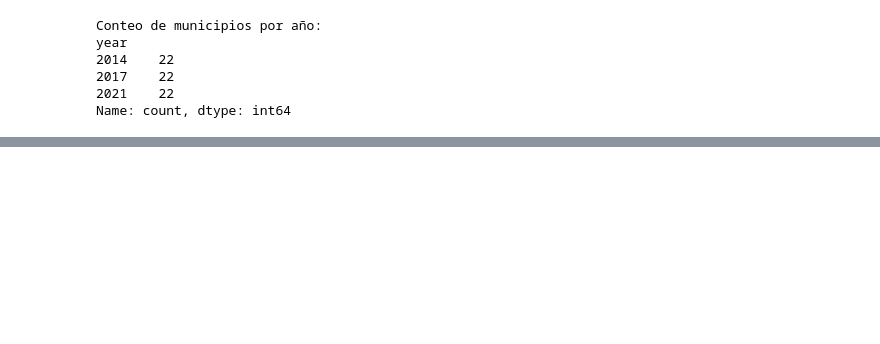
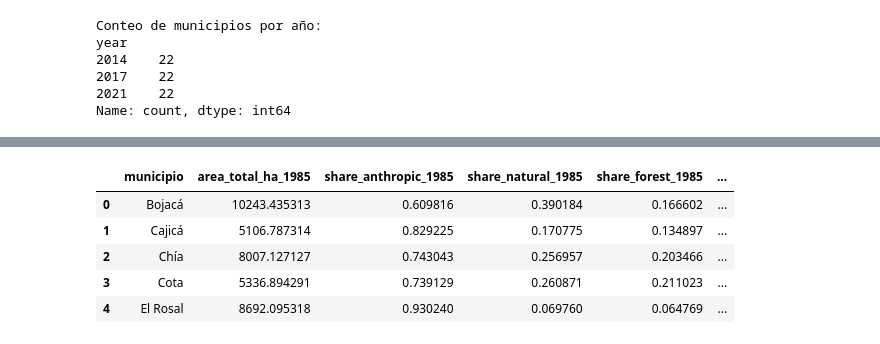
Before and after one commit to wilomaku/maps-social-Colombia, a Jupyter notebook: src/12_EDA_usos_suelo_time.ipynb, the cells around one changed output, grey strips where cells are left out. Drawn from its saved outputs; the diff is of its cells as text; code cells hidden in the pictures; blank space fills up the shorter version.

```diff
--- a/src/12_EDA_usos_suelo_time.ipynb
+++ b/src/12_EDA_usos_suelo_time.ipynb
@@ -344,0 +422,89 @@ fig
+# %%
+years = list(range(1985, 2022))
+area_df = pd.DataFrame({'municipio': sorted(soil['municipio'].unique())})
+
+for yr in years:
+    sub = soil[['municipio', 'class_level_0', 'class_level_1', 'class_level_2', yr]].copy()
+    sub.columns = ['municipio', 'class_level_0', 'class_level_1', 'class_level_2', 'area']
+    sub['area'] = pd.to_numeric(sub['area'], errors='coerce').fillna(0)
+
+    total_area = sub.groupby('municipio')['area'].sum().rename(f'area_total_ha_{yr}')
+
+    lv0 = sub.groupby(['municipio', 'class_level_0'])['area'].sum().reset_index()
+    lv0['share'] = lv0.groupby('municipio')['area'].transform(lambda s: s / s.sum())
+    lv0_wide = lv0.pivot(index='municipio', columns='class_level_0', values='share')
+    lv0_wide = lv0_wide.rename(columns={'Antrópico': f'share_anthropic_{yr}', 'Natural': f'share_natural_{yr}'})
+
+    lv1 = sub.groupby(['municipio', 'class_level_1'])['area'].sum().reset_index()
+    lv1['share'] = lv1.groupby('municipio')['area'].transform(lambda s: s / s.sum())
+    lv1_wide = lv1.pivot(index='municipio', columns='class_level_1', values='share')
+    lv1_wide = lv1_wide.rename(columns={
+        '1. Formacion Boscosa': f'share_forest_{yr}',
+        '2. Formación natural no boscosa': f'share_natural_non_forest_{yr}',
+        '3. Área  agropecuaria': f'share_agriculture_{yr}',
+        '4. Área sin vegetación': f'share_no_vegetation_{yr}',
+        '5. Cuerpo de agua': f'share_water_{yr}',
+    })
+
+    sel2 = {
+        f'share_urban_infrastructure_{yr}': '4.2. Infraestructura urbana',
+        f'share_agriculture_pasture_mosaic_{yr}': '3.4. Mosaico de agricultura o pasto',
+        f'share_forest_level2_{yr}': '1.1. Bosque',
+        f'share_mining_{yr}': '4.3. Minería',
+        f'share_other_no_vegetation_{yr}': '4.5. Otra área sin vegetación',
+        f'share_herbazales_arbustales_{yr}': '2.7. Herbazales o arbustales andinos',
+    }
+    lv2 = sub.groupby(['municipio', 'class_level_2'])['area'].sum().reset_index()
+    lv2['share'] = lv2.groupby('municipio')['area'].transform(lambda s: s / s.sum())
+    lv2_wide = lv2.pivot(index='municipio', columns='class_level_2', values='share')
+    lv2_feature_df = pd.DataFrame({feat: lv2_wide[cls].fillna(0) for feat, cls in sel2.items()})
+    lv2_feature_df['municipio'] = lv2_wide.index
+
+    lv0_total = sub.groupby(['municipio', 'class_level_0'])['area'].sum().reset_index()
+    lv0_total_wide = lv0_total.pivot(index='municipio', columns='class_level_0', values='area')
+    lv0_total_wide = lv0_total_wide.rename(columns={'Antrópico': f'total_anthropic_{yr}', 'Natural': f'total_natural_{yr}'})
+
+    lv1_total = sub.groupby(['municipio', 'class_level_1'])['area'].sum().reset_index()
+    lv1_total_wide = lv1_total.pivot(index='municipio', columns='class_level_1', values='area')
+    lv1_total_wide = lv1_total_wide.rename(columns={
+        '1. Formacion Boscosa': f'total_forest_{yr}',
+        '2. Formación natural no boscosa': f'total_natural_non_forest_{yr}',
+        '3. Área  agropecuaria': f'total_agriculture_{yr}',
+        '4. Área sin vegetación': f'total_no_vegetation_{yr}',
+        '5. Cuerpo de agua': f'total_water_{yr}',
+    })
+
+    sel2_total = {
+        f'total_urban_infrastructure_{yr}': '4.2. Infraestructura urbana',
+        f'total_agriculture_pasture_mosaic_{yr}': '3.4. Mosaico de agricultura o pasto',
+        f'total_forest_level2_{yr}': '1.1. Bosque',
+        f'total_mining_{yr}': '4.3. Minería',
+        f'total_other_no_vegetation_{yr}': '4.5. Otra área sin vegetación',
+        f'total_herbazales_arbustales_{yr}': '2.7. Herbazales o arbustales andinos',
+        f'total_agua_{yr}': '5.1. Río, lago u océano',
+    }
+    lv2_total = sub.groupby(['municipio', 'class_level_2'])['area'].sum().reset_index()
+    lv2_total_wide = lv2_total.pivot(index='municipio', columns='class_level_2', values='area')
+    lv2_total_feature_df = pd.DataFrame({feat: lv2_total_wide[cls].fillna(0) for feat, cls in sel2_total.items()})
+    lv2_total_feature_df['municipio'] = lv2_total_wide.index
+
+    yr_df = total_area.reset_index().merge(lv0_wide.reset_index(), on='municipio', how='outer')
+    yr_df = yr_df.merge(lv1_wide.reset_index(), on='municipio', how='outer')
+    yr_df = yr_df.merge(lv2_feature_df.reset_index(drop=True), on='municipio', how='outer')
+    yr_df = yr_df.merge(lv0_total_wide.reset_index(), on='municipio', how='outer')
+    yr_df = yr_df.merge(lv1_total_wide.reset_index(), on='municipio', how='outer')
+    yr_df = yr_df.merge(lv2_total_feature_df.reset_index(drop=True), on='municipio', how='outer')
+
+    for col in yr_df.columns:
+        if col != 'municipio' and col in area_df.columns:
+            area_df.drop(columns=[col], inplace=True)
+    area_df = area_df.merge(yr_df, on='municipio', how='left')
+
+area_df.head()
+# %% [output]
+|  | municipio | area_total_ha_1985 | share_anthropic_1985 | share_natural_1985 | share_forest_1985 | ... |
+| 0 | Bojacá | 10243.435313 | 0.609816 | 0.390184 | 0.166602 | ... |
+| 1 | Cajicá | 5106.787314 | 0.829225 | 0.170775 | 0.134897 | ... |
+| 2 | Chía | 8007.127127 | 0.743043 | 0.256957 | 0.203466 | ... |
+| 3 | Cota | 5336.894291 | 0.739129 | 0.260871 | 0.211023 | ... |
+| 4 | El Rosal | 8692.095318 | 0.930240 | 0.069760 | 0.064769 | ... |
```
Also changed, not shown: parts of 21 cells of this notebook.
